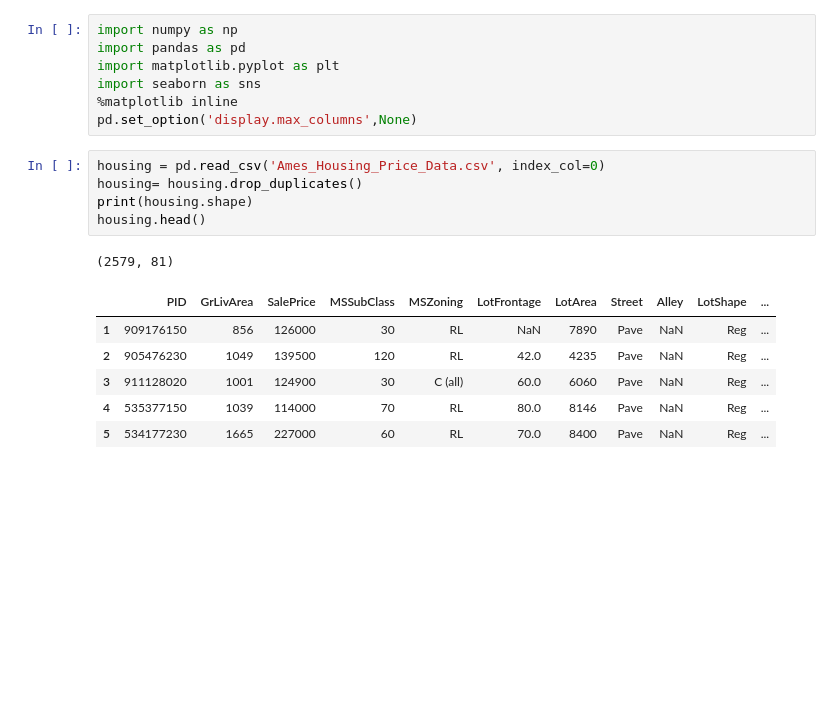
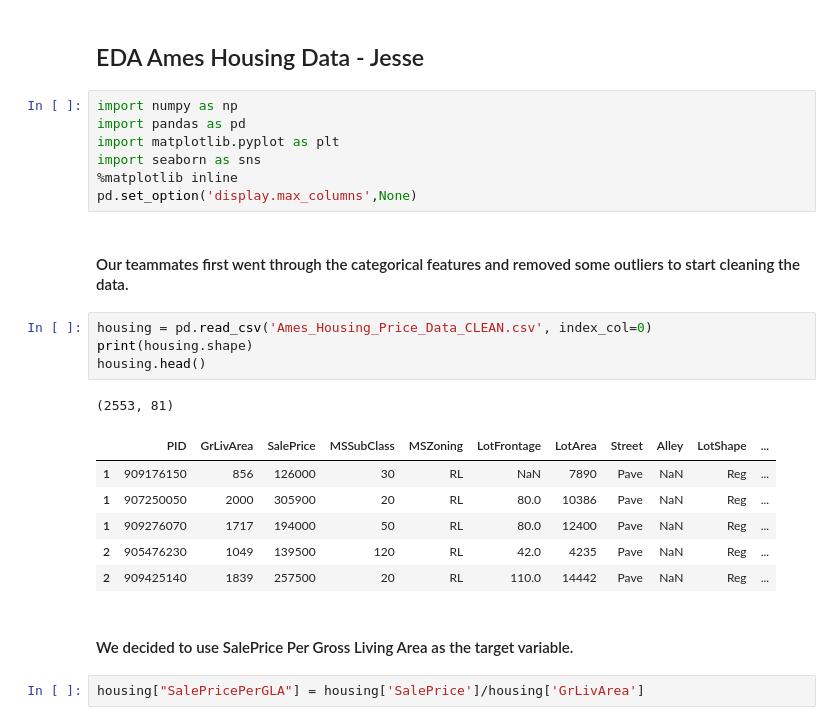
Before and after one commit to JesseEgoavil/Ames_ML_Project, a Jupyter notebook: Ames_Cleaning.ipynb, the cells around one changed output. Saved outputs shown, nothing was run; the diff lists cells and outputs as text; blank space fills up the shorter version.

```diff
--- a/Ames_Cleaning.ipynb
+++ b/Ames_Cleaning.ipynb
@@ -1,3 +1,5 @@
+# %% [markdown]
+## EDA Ames Housing Data - Jesse
 # %%
 import numpy as np
 import pandas as pd
@@ -5,19 +7,24 @@ import matplotlib.pyplot as plt
 import seaborn as sns
 %matplotlib inline
 pd.set_option('display.max_columns',None)
+# %% [markdown]
+#### Our teammates first went through the categorical features and removed some outliers to start cleaning the data.
 # %%
-housing = pd.read_csv('Ames_Housing_Price_Data.csv', index_col=0)
-housing= housing.drop_duplicates()
+housing = pd.read_csv('Ames_Housing_Price_Data_CLEAN.csv', index_col=0)
 print(housing.shape)
 housing.head()
 # %% [output]
-(2579, 81)
+(2553, 81)
 |  | PID | GrLivArea | SalePrice | MSSubClass | MSZoning | LotFrontage | LotArea | Street | Alley | LotShape | ... |
 | 1 | 909176150 | 856 | 126000 | 30 | RL | NaN | 7890 | Pave | NaN | Reg | ... |
+| 1 | 907250050 | 2000 | 305900 | 20 | RL | 80.0 | 10386 | Pave | NaN | Reg | ... |
+| 1 | 909276070 | 1717 | 194000 | 50 | RL | 80.0 | 12400 | Pave | NaN | Reg | ... |
 | 2 | 905476230 | 1049 | 139500 | 120 | RL | 42.0 | 4235 | Pave | NaN | Reg | ... |
-| 3 | 911128020 | 1001 | 124900 | 30 | C (all) | 60.0 | 6060 | Pave | NaN | Reg | ... |
-| 4 | 535377150 | 1039 | 114000 | 70 | RL | 80.0 | 8146 | Pave | NaN | Reg | ... |
-| 5 | 534177230 | 1665 | 227000 | 60 | RL | 70.0 | 8400 | Pave | NaN | Reg | ... |
+| 2 | 909425140 | 1839 | 257500 | 20 | RL | 110.0 | 14442 | Pave | NaN | Reg | ... |
+# %% [markdown]
+#### We decided to use SalePrice Per Gross Living Area as the target variable.
+# %%
+housing["SalePricePerGLA"] = housing['SalePrice']/housing['GrLivArea']
 # %%
 housing.info()
 # %% [output]
```
Also changed, not shown: parts of 36 cells of this notebook.
